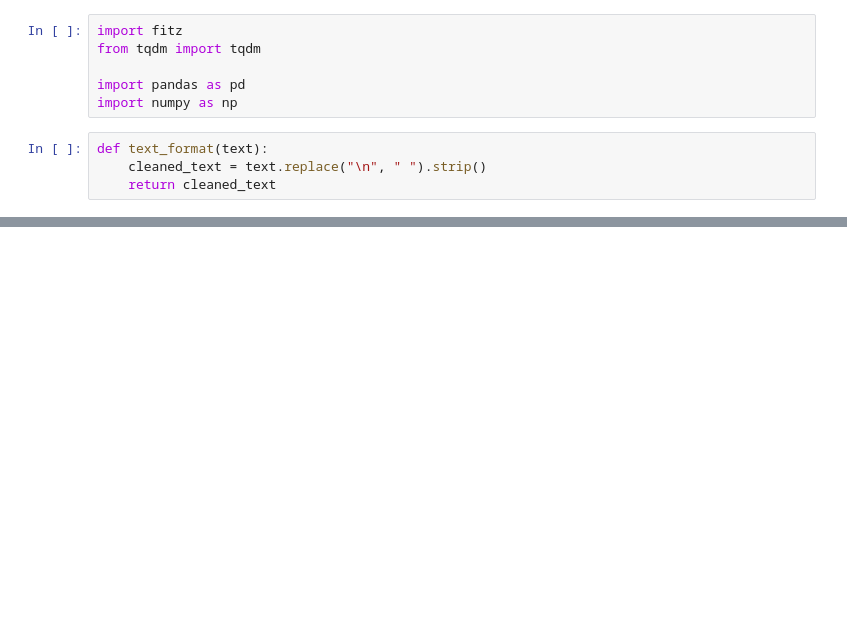
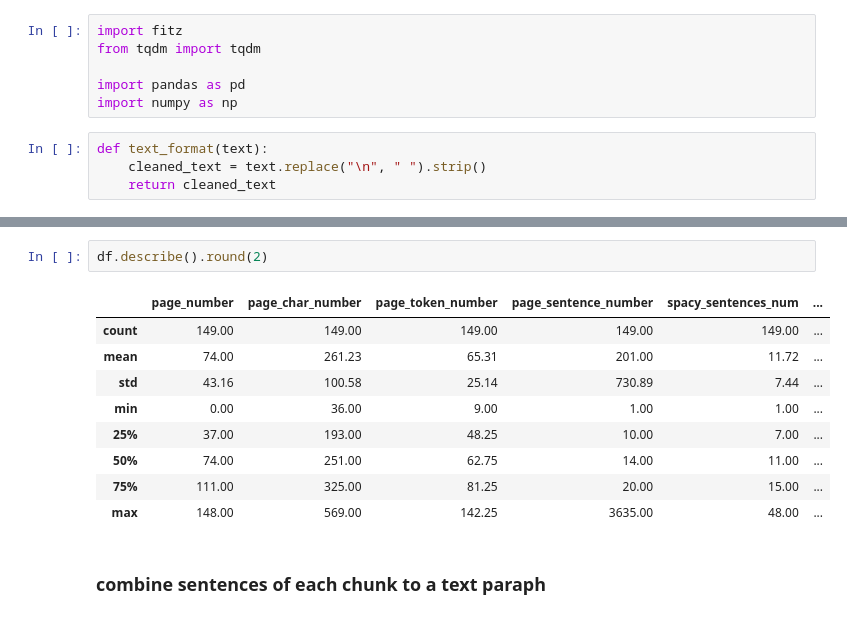
Before and after one commit to MouadBaghdadi/BddChat_RAG_Pipeline, a Jupyter notebook: data_preprocessing/preprocessing.ipynb, the cells around one changed output, grey strips where cells are left out. Saved outputs shown, nothing was run; the diff lists cells and outputs as text; blank space fills up the shorter version.

```diff
--- a/data_preprocessing/preprocessing.ipynb
+++ b/data_preprocessing/preprocessing.ipynb
@@ -28,0 +166,14 @@ FileNotFoundError: no such file: 'support_cours_bdd.pdf'
+# %%
+df.describe().round(2)
+# %% [output]
+|  | page_number | page_char_number | page_token_number | page_sentence_number | spacy_sentences_num | ... |
+| count | 149.00 | 149.00 | 149.00 | 149.00 | 149.00 | ... |
+| mean | 74.00 | 261.23 | 65.31 | 201.00 | 11.72 | ... |
+| std | 43.16 | 100.58 | 25.14 | 730.89 | 7.44 | ... |
+| min | 0.00 | 36.00 | 9.00 | 1.00 | 1.00 | ... |
+| 25% | 37.00 | 193.00 | 48.25 | 10.00 | 7.00 | ... |
+| 50% | 74.00 | 251.00 | 62.75 | 14.00 | 11.00 | ... |
+| 75% | 111.00 | 325.00 | 81.25 | 20.00 | 15.00 | ... |
+| max | 148.00 | 569.00 | 142.25 | 3635.00 | 48.00 | ... |
+# %% [markdown]
+### combine sentences of each chunk to a text paraph
```
Also changed, not shown: parts of 21 cells of this notebook, 1 other file.
